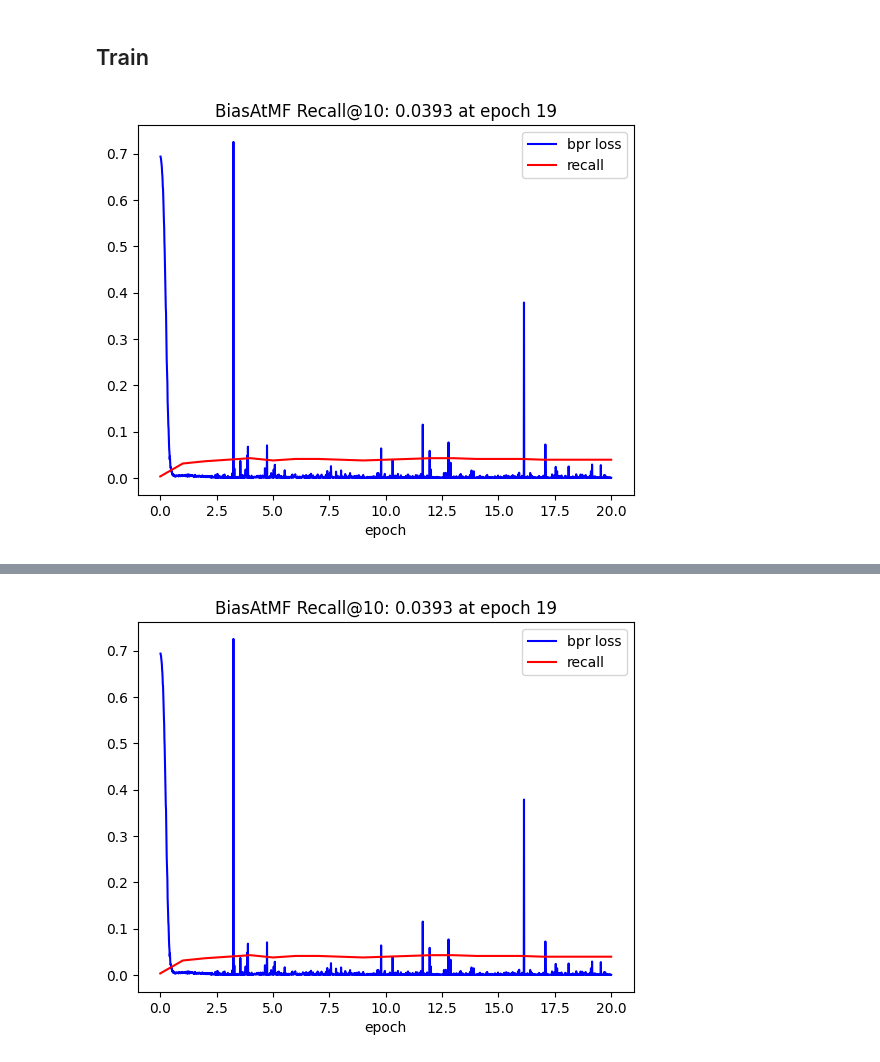
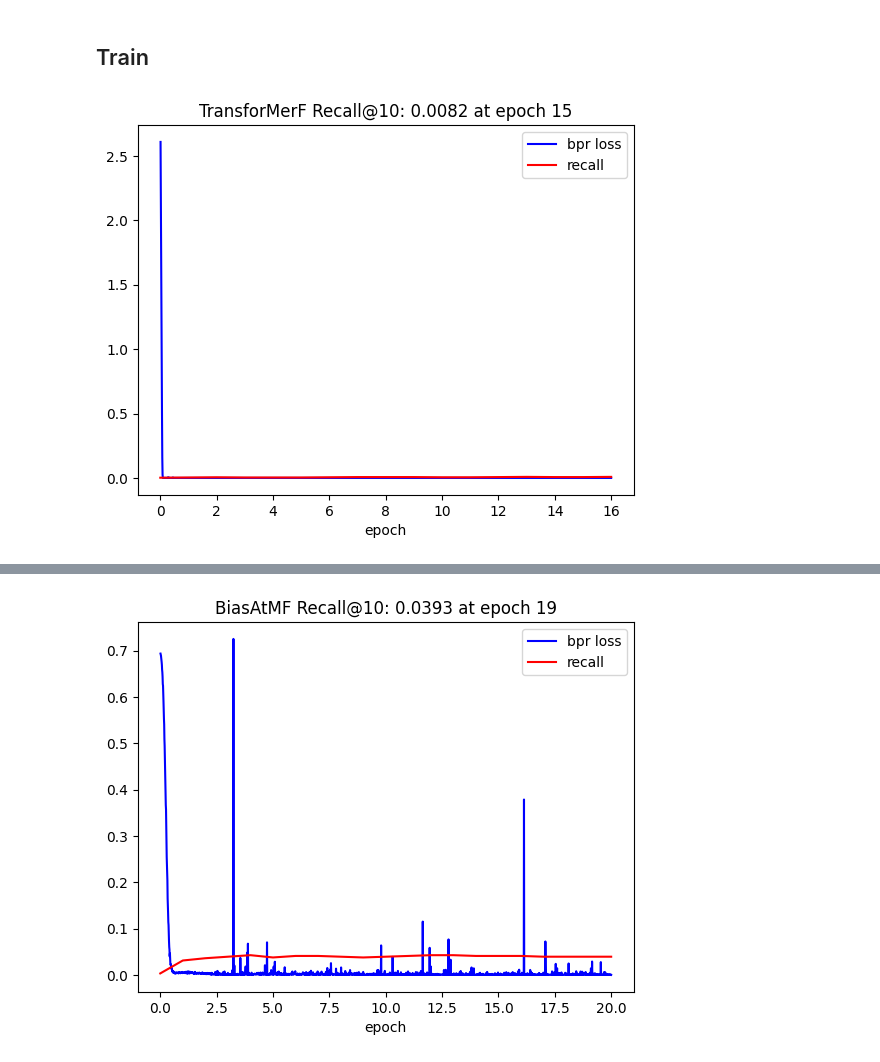
Before and after one commit to donglinkang2021/LKGCN, a Jupyter notebook: new_model_BPR.ipynb, the cells around one changed output, grey strips where cells are left out. Saved outputs shown, nothing was run; the diff lists cells and outputs as text; code cells hidden in the pictures.

```diff
--- a/new_model_BPR.ipynb
+++ b/new_model_BPR.ipynb
@@ -16,11 +16,11 @@ len(train_loader)
 # %% [markdown]
 ## Model Config
 # %%
-from gcn.attention import BiasAtMF
+from gcn.transformerf import TransforMerF
 from gcn.loss import BPRLoss
 device = "cuda" if torch.cuda.is_available() else "cpu"
 n_factors = 64
-model = BiasAtMF(num_users, num_items, n_factors)
+model = TransforMerF(num_users, num_items, n_factors)
 model.to(device)
 learning_rate, weight_decay = 0.01, 1e-5
 optimizer = torch.optim.Adam(model.parameters(), lr = learning_rate, weight_decay=weight_decay)
@@ -72,33 +72,33 @@ for epoch in range(num_epochs):
         train_epoch_perc.append((batch+1)/ len(train_loader) + epoch)
         train_loss.append(loss.item())
         print(f'step:{batch+1}/{len(train_loader)} epoch:{epoch}/{num_epochs} loss:{train_loss[-1]}')
 
 
     with torch.no_grad():
         recall = evaluate_ranking(
             model,
             test_candidates,
             train_candidates,
             num_users,
             num_items,
             top_k = topk
         )
         recall_list.append(recall)
         epoch_list.append(epoch+1)
 
 
     scheduler.step()
 
     ani.clear()
     ani.ax.plot(train_epoch_perc, train_loss, color='b', label='bpr loss')
     ani.ax.plot(epoch_list, recall_list, color='r', label='recall')
     ani.ax.set_xlabel('epoch')
     ani.ax.legend()
-    ani.ax.set_title(f'BiasAtMF Recall@{topk}: {recall_list[-1]:.4f} at epoch {epoch}')
+    ani.ax.set_title(f'TransforMerF Recall@{topk}: {recall_list[-1]:.4f} at epoch {epoch}')
     ani.render()
 
-    print(f'BiasAtMF Recall@{topk}: {recall_list[-1]:.4f} at epoch {epoch}')
+    print(f'TransforMerF Recall@{topk}: {recall_list[-1]:.4f} at epoch {epoch}')
 
 ani.close()
 # %% [output]
-[figure, old version]
+[figure, new version]
```
Also changed, not shown: parts of 3 cells of this notebook, 4 other files.
